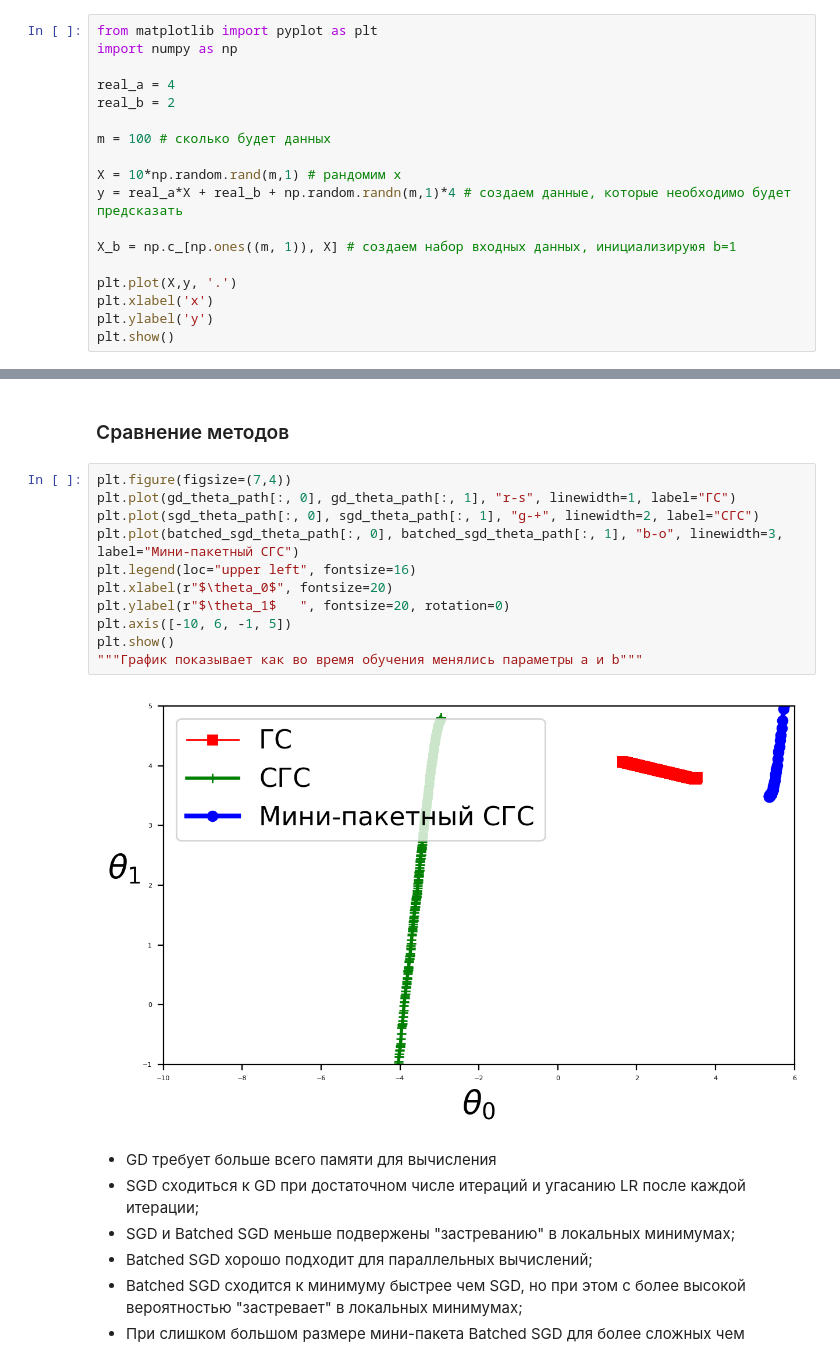
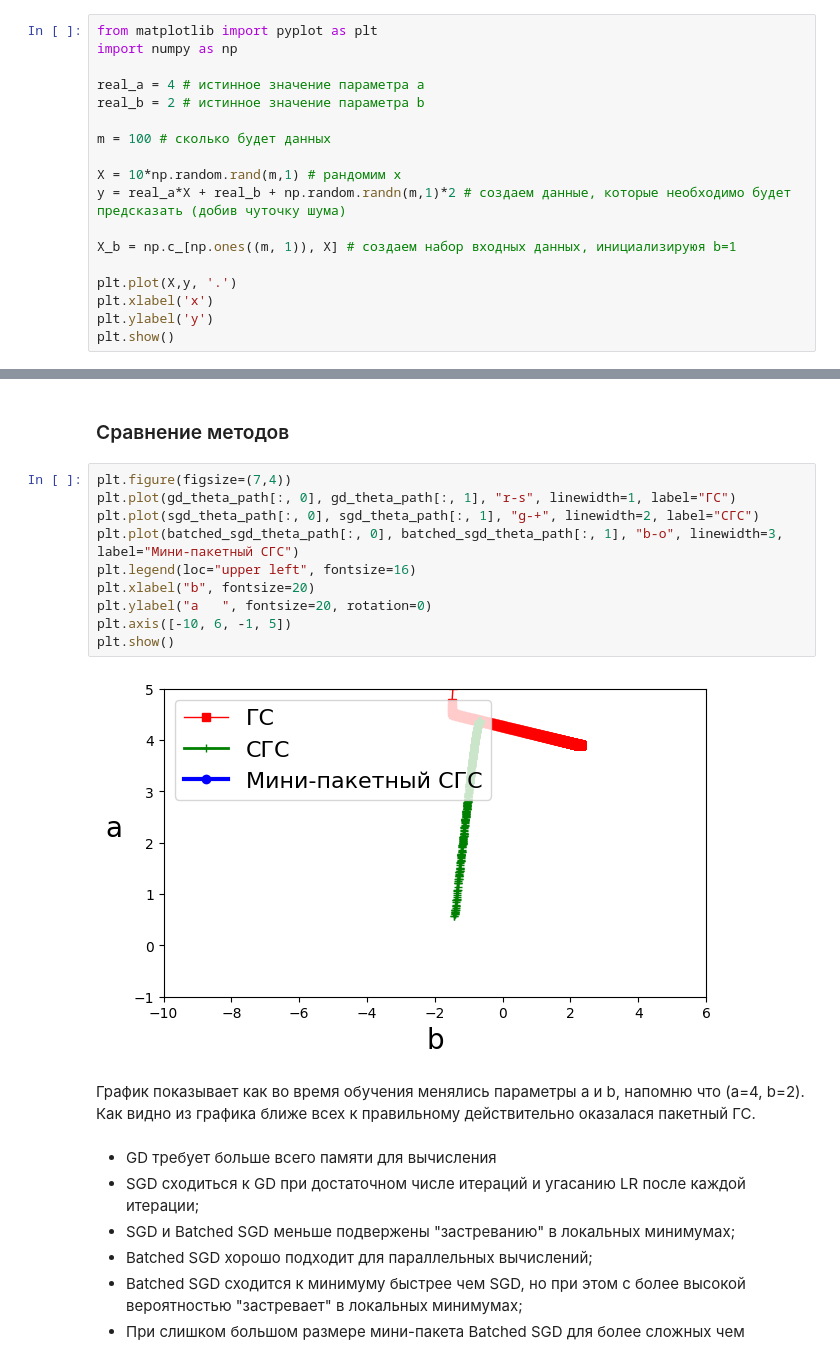
Before and after one commit to amcircle/dl_guide, a Jupyter notebook: Градиентный спуск.ipynb, the cells around one changed output, grey strips where cells are left out. Drawn from its saved outputs; the diff is of its cells as text.

```diff
--- a/Градиентный спуск.ipynb
+++ b/Градиентный спуск.ipynb
@@ -354,13 +163,13 @@ $$
 from matplotlib import pyplot as plt
 import numpy as np
 
-real_a = 4
-real_b = 2
+real_a = 4 # истинное значение параметра a
+real_b = 2 # истинное значение параметра b
 
 m = 100 # сколько будет данных
 
 X = 10*np.random.rand(m,1) # рандомим x
-y = real_a*X + real_b + np.random.randn(m,1)*4 # создаем данные, которые необходимо будет предсказать
+y = real_a*X + real_b + np.random.randn(m,1)*2 # создаем данные, которые необходимо будет предсказать (добив чуточку шума)
 
 X_b = np.c_[np.ones((m, 1)), X] # создаем набор входных данных, инициализируюя b=1
 
@@ -484,16 +303,17 @@ print(theta)
 # %%
 plt.figure(figsize=(7,4))
 plt.plot(gd_theta_path[:, 0], gd_theta_path[:, 1], "r-s", linewidth=1, label="ГС")
 plt.plot(sgd_theta_path[:, 0], sgd_theta_path[:, 1], "g-+", linewidth=2, label="СГС")
 plt.plot(batched_sgd_theta_path[:, 0], batched_sgd_theta_path[:, 1], "b-o", linewidth=3, label="Мини-пакетный СГС")
 plt.legend(loc="upper left", fontsize=16)
-plt.xlabel(r"$\theta_0$", fontsize=20)
-plt.ylabel(r"$\theta_1$   ", fontsize=20, rotation=0)
+plt.xlabel("b", fontsize=20)
+plt.ylabel("a   ", fontsize=20, rotation=0)
 plt.axis([-10, 6, -1, 5])
 plt.show()
-"""График показывает как во время обучения менялись параметры a и b"""
 # %% [output]
-[figure, old version]
+[figure, new version]
+# %% [markdown]
+График показывает как во время обучения менялись параметры a и b, напомню что (a=4, b=2). Как видно из графика ближе всех к правильному действительно оказалася пакетный ГС.
 # %% [markdown]
   - GD требует больше всего памяти для вычисления
   - SGD сходиться к GD при достаточном числе итераций и угасанию LR после каждой итерации;
```
Also changed, not shown: parts of 32 cells of this notebook, 3 other files.
